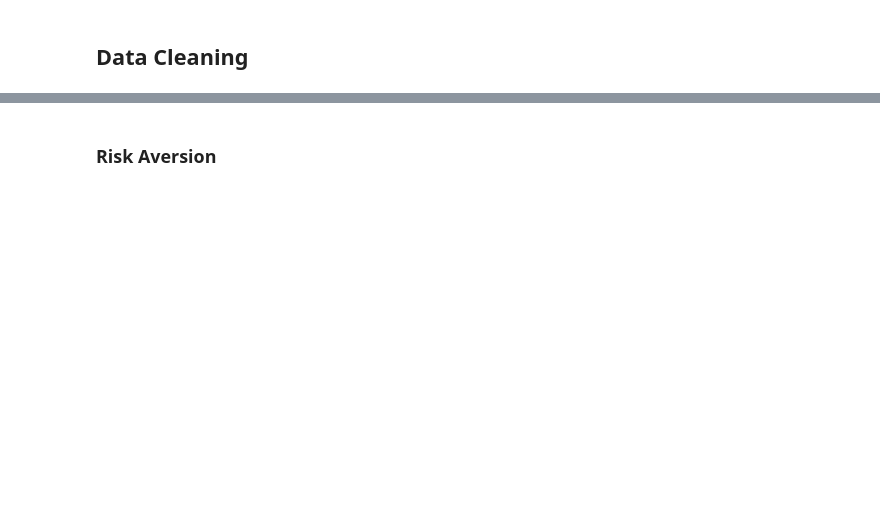
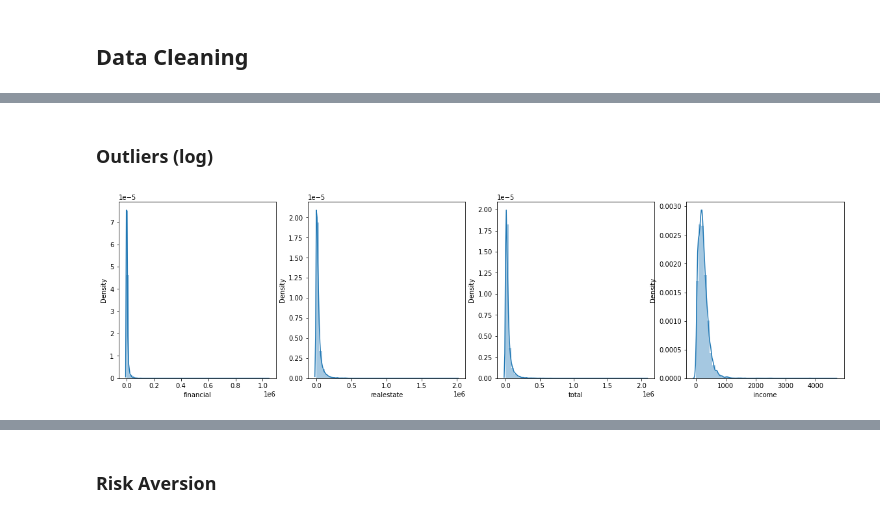
Before and after one commit to jinwls/Relative_Deprivation_Risk_Preference, a Jupyter notebook: explore.ipynb, the cells around one changed output, grey strips where cells are left out. Saved outputs shown, nothing was run; the diff lists cells and outputs as text; code cells hidden in the pictures; blank space fills up the shorter version.

```diff
--- a/explore.ipynb
+++ b/explore.ipynb
@@ -141,8 +150,8 @@ realestate = ['fb031','fb010','fb022','fb024']
 # %%
 # Selecting features
 vars = []
-for n in range(10,13):
-    var = ['hid'] + \
+for n in range(10,14):
+    var = ['hid','pid'] + \
           info + \
           [f'h{n}{i}' for i in financial] + \
           [f'h{n}{i}' for i in realestate]
@@ -172,0 +188,23 @@ df = df.sort_values(by=['hid','yearID'])
+# %%
+# Risk Aversion (RA)
+
+dfp13 = dfp13[['pid','p13gf001']]
+dfp13['yearID'] = 2020
+dfp13.columns = ['pid','riskaversion','yearID']
+
+dfp12 = dfp12[['pid','p12gf001']]
+dfp12['yearID'] = 2019
+dfp12.columns = ['pid','riskaversion','yearID']
+
+dfp11 = dfp11[['pid','p11gf001']]
+dfp11['yearID'] = 2018
+dfp11.columns = ['pid','riskaversion','yearID']
+
+dfp10 = dfp10[['pid','p10gf001']]
+dfp10['yearID'] = 2017
+dfp10.columns = ['pid','riskaversion','yearID']
+
+dfp = pd.concat([dfp10,dfp11,dfp12,dfp13])
+# %%
+# merge 'Household' and 'Personal' dataset
+df = df.merge(dfp, how='left', on=['pid','yearID'])
@@ -177,0 +266,12 @@ df = df.dropna()
+# %% [markdown]
+### Outliers (log)
+# %%
+# Distribution
+f,ax = plt.subplots(1,4,figsize=(20,5))
+sns.distplot(df.financial, ax=ax[0])
+sns.distplot(df.realestate, ax=ax[1])
+sns.distplot(df.total, ax=ax[2])
+sns.distplot(df.income, ax=ax[3])
+plt.show()
+# %% [output]
+[figure, added]
```
Also changed, not shown: parts of 69 cells of this notebook, 1 other file.
